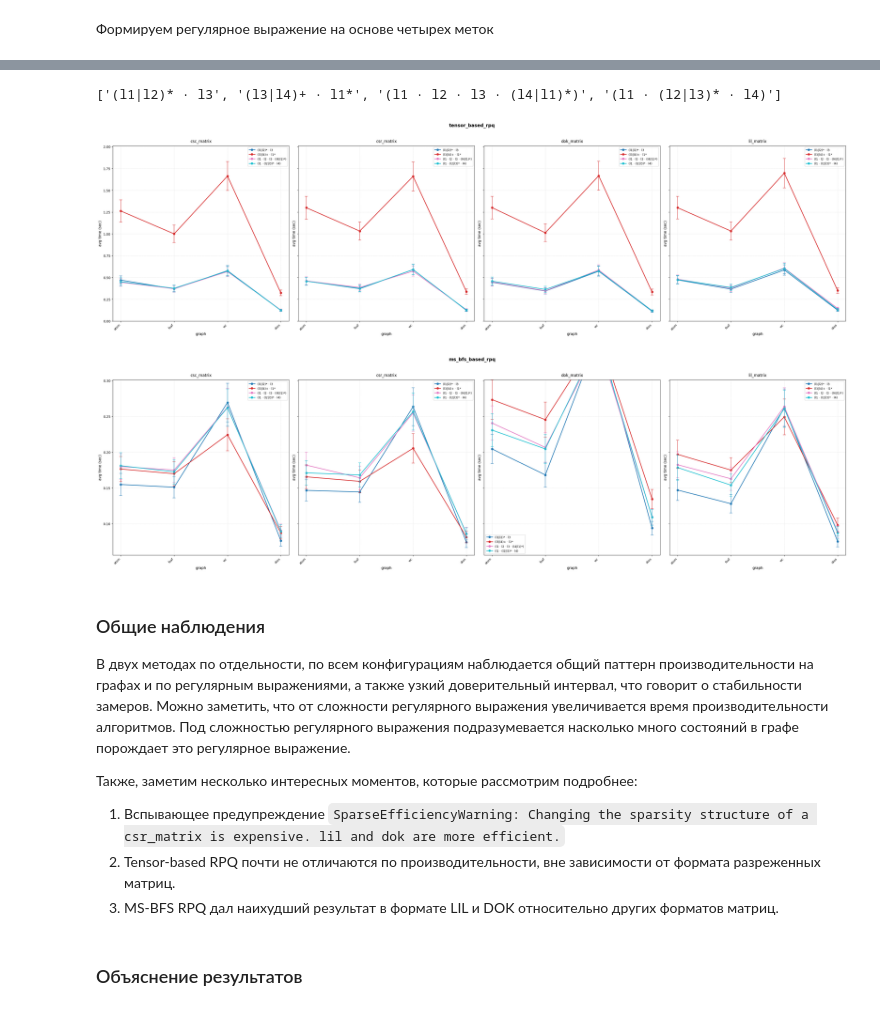
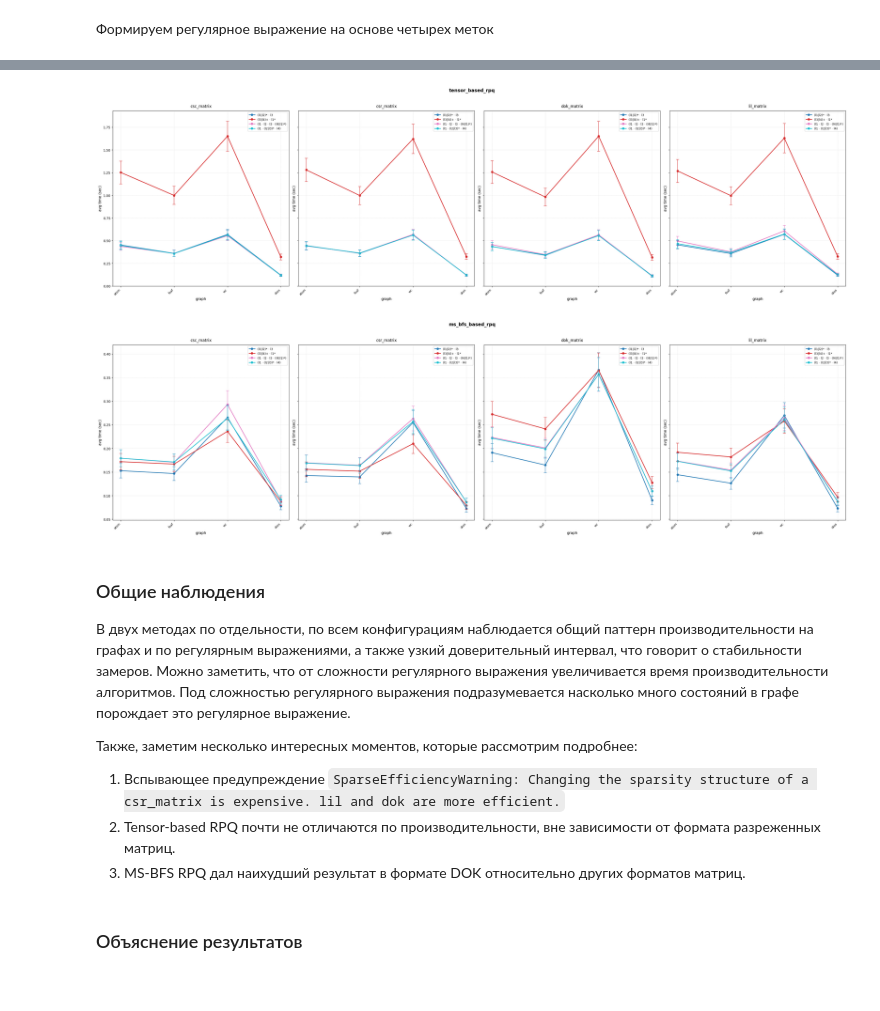
Before and after one commit to ksenmel/formal-lang-course, a Jupyter notebook: project/task5.ipynb, the cells around one changed output, grey strips where cells are left out. Cells and saved outputs as stored; diff of their text form; code cells hidden in the pictures.

````diff
--- a/project/task5.ipynb
+++ b/project/task5.ipynb
@@ -341,10 +349,6 @@ df
 # %%
 MATRIX_TYPES = sorted(df["matrix"].unique())
 DF_REGEX = list(df["regex_template"].unique())
-
-print(DF_REGEX)
-# %% [output]
-['(l1|l2)* · l3', '(l3|l4)+ · l1*', '(l1 · l2 · l3 · (l4|l1)*)', '(l1 · (l2|l3)* · l4)']
 # %%
 # tensor_based_rpq
 
@@ -459,40 +463,35 @@ for idx, matrix_type in enumerate(MATRIX_TYPES):
             linestyle="-",
             color=color,
             label=regex,
             zorder=1,
             linewidth=2,
             markersize=6,
         )
         ax.errorbar(
             x_vals,
             y_vals,
             yerr=yerr_vals,
             fmt="none",
             ecolor=color,
             alpha=0.7,
             capsize=4,
             capthick=1.5,
             zorder=2,
         )
 
     ax.set_title(f"{matrix_type}", fontsize=12, pad=10)
     ax.set_xlabel("graph", fontsize=11)
     ax.set_ylabel("avg time (sec)", fontsize=11)
     ax.legend(loc="best", fontsize=9)
     ax.grid(True, linestyle=":", alpha=0.6, zorder=0)
     ax.set_xticks(range(len(graph_names)))
     ax.set_xticklabels(graph_names, rotation=45, ha="right", fontsize=9)
 
-    if all_y_vals:
-        y_min, y_max = min(all_y_vals), max(all_y_vals)
-        y_range = y_max - y_min
-        ax.set_ylim(max(0, y_min - y_range * 0.1), y_max + y_range * 0.2)
-
 plt.tight_layout()
 plt.show()
 # %% [output]
-[figure, old version]
+[figure, new version]
-[figure, old version]
+[figure, new version]
 # %% [markdown]
 ### Общие наблюдения
 
@@ -503,7 +502,7 @@ plt.show()
 
 1. Вспывающее предупреждение ```SparseEfficiencyWarning: Changing the sparsity structure of a csr_matrix is expensive. lil and dok are more efficient.```
 2. Tensor-based RPQ почти не отличаются по производительности, вне зависимости от формата разреженных матриц.
-3. MS-BFS RPQ дал наихудший результат в формате LIL и DOK относительно других форматов матриц.
+3. MS-BFS RPQ дал наихудший результат в формате DOK относительно других форматов матриц.
 # %% [markdown]
 ### Объяснение результатов
 # %% [markdown]
````
Also changed, not shown: parts of 28 cells of this notebook.
